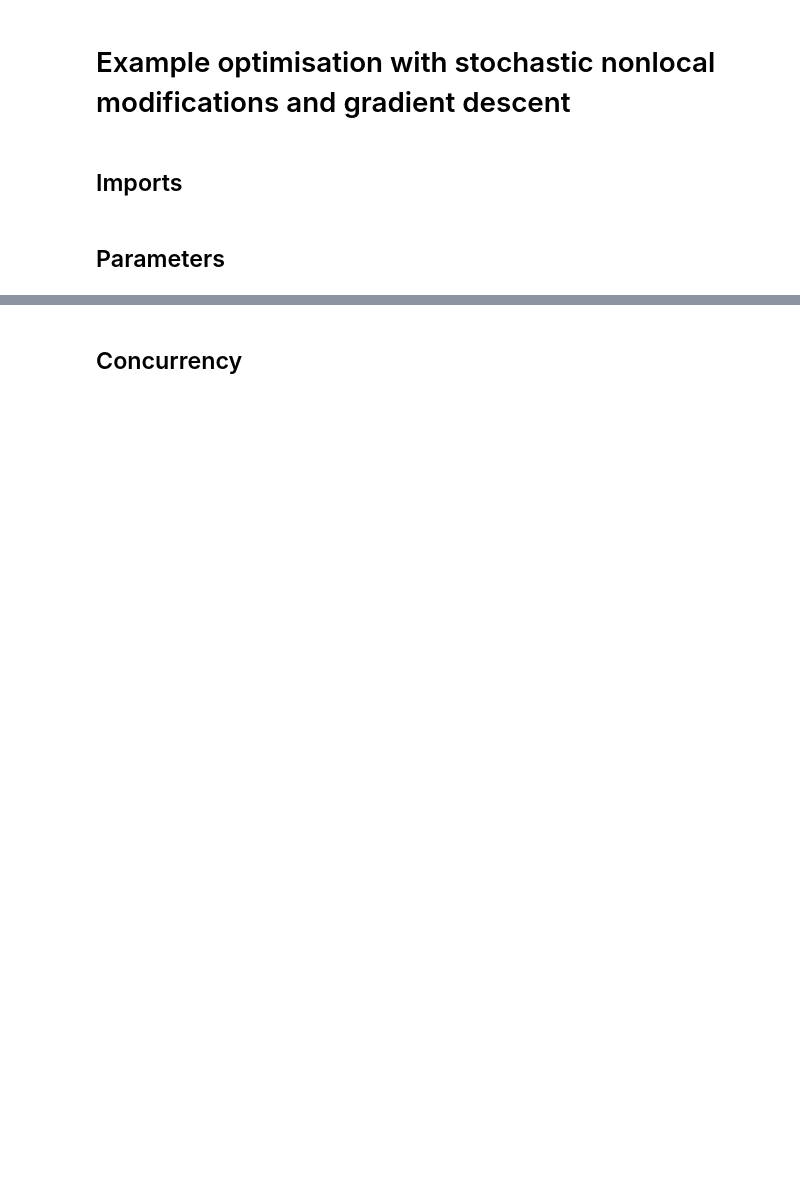
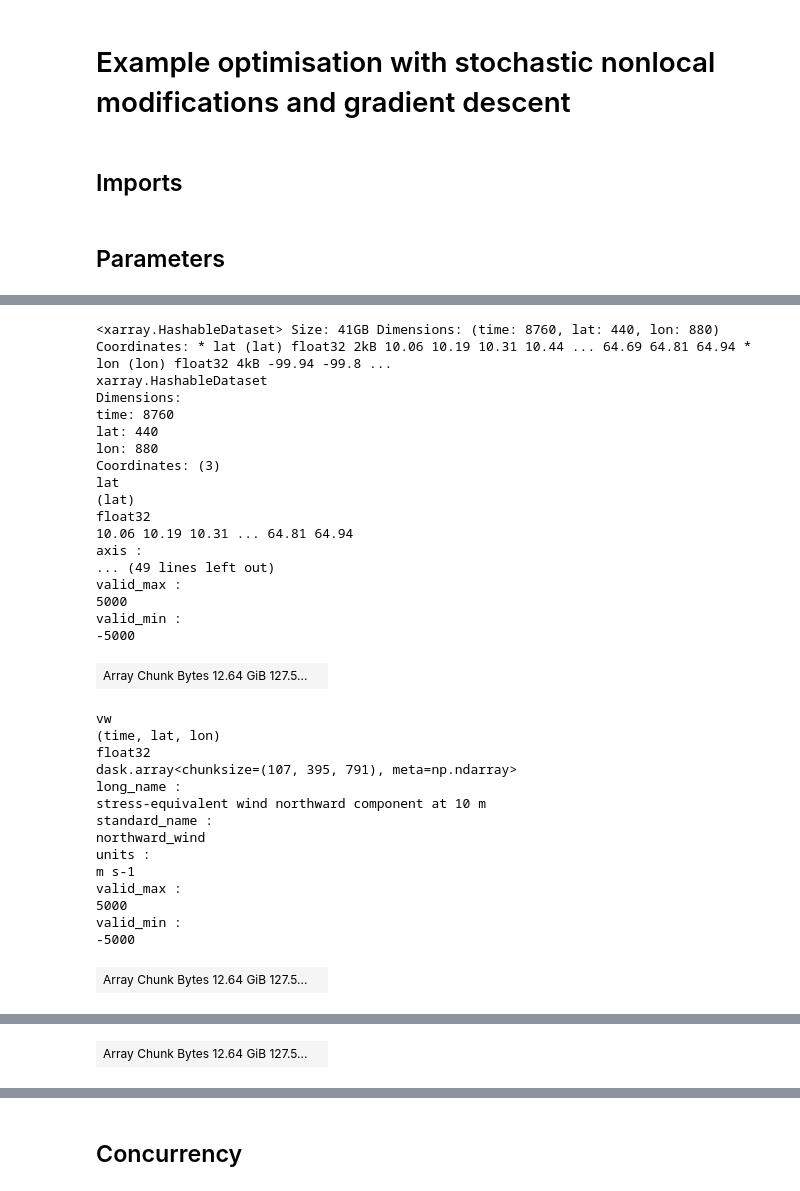
Before and after one commit to willirath/ship_routing, a Jupyter notebook: doc/examples/ship_routing_example_genetic.ipynb, the cells around one changed output, grey strips where cells are left out. Saved outputs shown, nothing was run; the diff lists cells and outputs as text; code cells hidden in the pictures; blank space fills up the shorter version.

```diff
--- a/doc/examples/ship_routing_example_genetic.ipynb
+++ b/doc/examples/ship_routing_example_genetic.ipynb
@@ -33,5 +28,36 @@ import shapely
 # %% [markdown]
 ## Parameters
 # %%
-np.random.seed(345)
-population_size = 1_200
+population_size = 240
+
+# reproducibility
+random_seed = 345
+
+# data sources
+current_data_store = "/Users/wrath/src/git.geomar.de/willi-rath/ship_routing_data/data/cmems_mod_glo_phy_my_0.083deg_P1D-m_time_2021_lat_+10_+65_lon_-100_+010_uo-vo.zarr/"
+wave_data_store = "/Users/wrath/src/git.geomar.de/willi-rath/ship_routing_data/data/cmems_mod_glo_wav_my_0.2deg_PT3H-i_time_2021_lat_+10_+65_lon_-100_+010_VHM0-VMDR.zarr/"
+wind_data_store = "/Users/wrath/src/git.geomar.de/willi-rath/ship_routing_data/data/cmems_obs-wind_glo_phy_my_l4_0.125deg_PT1H_time_2021_lat_+10_+65_lon_-100_+010_eastward_wind-northward_wind.zarr/"
+
+# initial route
+lon_waypoints = [-80.5, -10.0]
+lat_waypoints = [30.0, 50.0]
+time_start = "2021-08-13T12:00"
+time_end = "2021-08-21T12:00"
+speed_knots = None  # either one time and speed or both times needed
+time_resolution_hours = 6.0
+
+# stochastic search parameters
+stoch_number_of_iterations = 5
+stoch_acceptance_rate_target = 0.01
+
+# gradient descent parameters
+grad_num_iterations = 10
+grad_learning_rate_percent_time = 0.5
+grad_time_increment = 1_200
+grad_learning_rate_percent_along = 0.5
+grad_dist_shift_along = 15_000
+grad_learning_rate_percent_across = 0.5
+grad_dist_shift_across = 15_000
+
+# experiment id
+experiment_id = 2
@@ -107,0 +151,44 @@ Data variables:
+# %%
+winds = load_winds(
+    data_file=wind_data_store,
+    engine="zarr",
+    chunks="auto",
+)
+winds["speed"] = ((winds.to_array() ** 2).sum("variable") ** 0.5).where(
+    ~winds.uw.isnull()
+)
+winds
+# %% [output]
+<xarray.HashableDataset> Size: 41GB Dimensions: (time: 8760, lat: 440, lon: 880) Coordinates: * lat (lat) float32 2kB 10.06 10.19 10.31 10.44 ... 64.69 64.81 64.94 * lon (lon) float32 4kB -99.94 -99.8 ...
+xarray.HashableDataset
+Dimensions:
+time: 8760
+lat: 440
+lon: 880
+Coordinates: (3)
+lat
+(lat)
+float32
+10.06 10.19 10.31 ... 64.81 64.94
+axis :
+... (49 lines left out)
+valid_max :
+5000
+valid_min :
+-5000
+| Array Chunk Bytes 12.64 GiB 127.5... |  |
+vw
+(time, lat, lon)
+float32
+dask.array<chunksize=(107, 395, 791), meta=np.ndarray>
+long_name :
+stress-equivalent wind northward component at 10 m
+standard_name :
+northward_wind
+units :
+m s-1
+valid_max :
+5000
+valid_min :
+-5000
+| Array Chunk Bytes 12.64 GiB 127.5... |  |
@@ -107,0 +199 @@ Data variables:
+| Array Chunk Bytes 12.64 GiB 127.5... |  |
```
Also changed, not shown: parts of 40 cells of this notebook.
